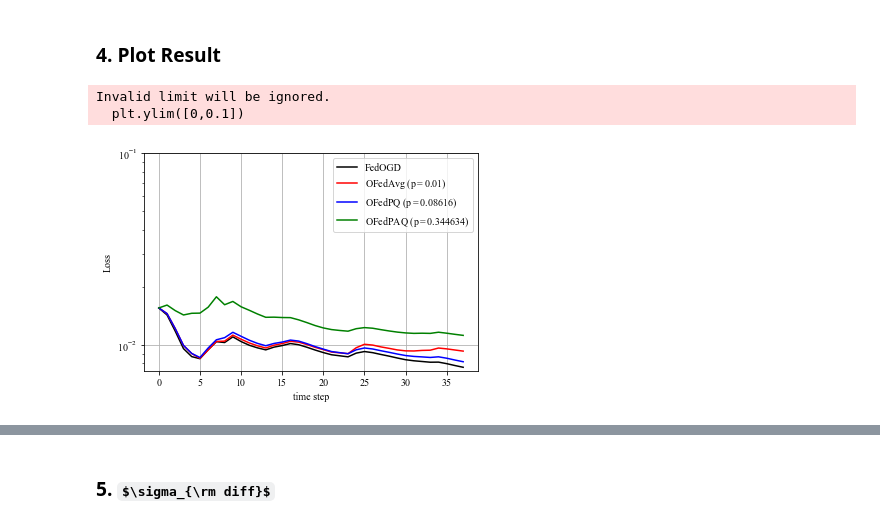
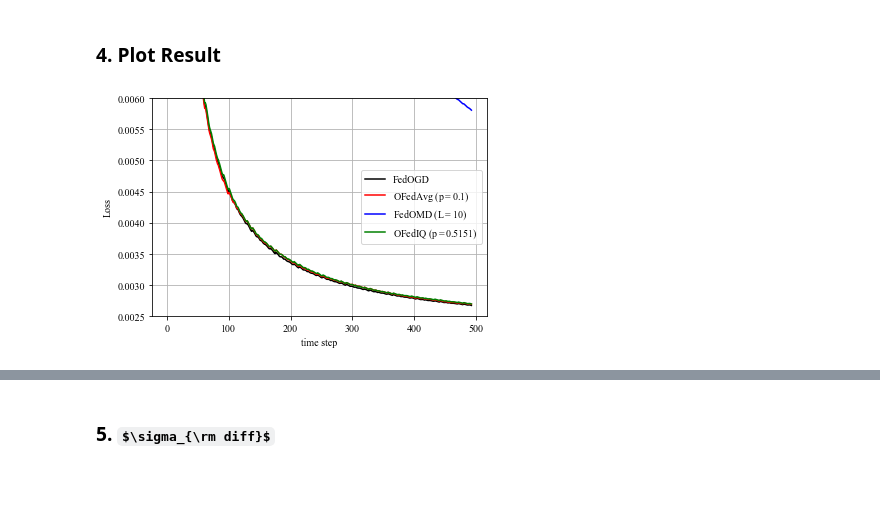
Before and after one commit to IISL-HYU/RegretAnalysis_OFL, a Jupyter notebook: Experiments.ipynb, the cells around one changed output, grey strips where cells are left out. Saved outputs shown, nothing was run; the diff lists cells and outputs as text; code cells hidden in the pictures; some formulas as TeX source; blank space fills up the shorter version.

```diff
--- a/Experiments.ipynb
+++ b/Experiments.ipynb
@@ -15,8 +15,9 @@ from model import OFL_Model
 from utils import sigma_diff
 
 K = 1000        # Number of clients
-D = 34826       # number of parameters
-P = 0.01        # Com. overhead reduction rate from FedOGD
+#D = 34826       # number of parameters
+D = 1153
+P = 0.1        # Com. overhead reduction rate from FedOGD
 L = 4           # Local training time (Batch Size)
 
 s, _, b, p = opt_param(P, D, show_result=False)
@@ -28,12 +29,12 @@ print(s, b, p, p2)
 ### 2. Experiment Setting
 # %%
 #MNIST
-x_train, y_train, input_size = MNIST_data(iid=True, shuffle=False)
-task = 'clf'
+# x_train, y_train, input_size = MNIST_data(iid=True, shuffle=False)
+# task = 'clf'
 
 #Air
-# x_train, y_train, input_size = Air_data()
-# task = 'reg'
+x_train, y_train, input_size = Air_data()
+task = 'reg'
 
 #Synthetic data
 # x_train, y_train = pull_Syn_data('Syn', 0)
@@ -41,15 +42,15 @@ task = 'clf'
 
 Model_list = []
 
-# Model_list.append(OFL_Model('FedOGD', task, K, [False, 0, 0], 1, 1, input_size))
-# Model_list.append(OFL_Model('OFedAvg', task, K, [False, 0, 0], P, 1, input_size))
-Model_list.append(OFL_Model('FedOMD', task, K, [False, 0, 0], 1, 100, input_size))
-# Model_list.append(OFL_Model('OFedIQ', task, K, [True, s, b], p, 1, input_size))
+Model_list.append(OFL_Model('FedOGD', task, K, [False, 0, 0], 1, 1, input_size))
+Model_list.append(OFL_Model('OFedAvg', task, K, [False, 0, 0], P, 1, input_size))
+Model_list.append(OFL_Model('FedOMD', task, K, [False, 0, 0], 1, 10, input_size))
+Model_list.append(OFL_Model('OFedIQ', task, K, [True, s, b], p, 1, input_size))
 # Model_list.append(OFL_Model('OFedIQ(L)', task, K, [True, s, b], p2, L, input_size))
 # %% [markdown]
 ### 3. Training
 # %%
 i_max = len(y_train) // K
-iter_max = 15
+iter_max = 13
 print(iter_max, i_max)
 # %% [output]
@@ -80,46 +81,45 @@ for i, model in enumerate(Model_list):
 # %% [markdown]
 ### 4. Plot Result
 # %%
+import pickle
 import matplotlib.pyplot  as plt
 
-task = 'clf'
+task = 'reg'
 code = input('Code:')
 
 with open(f"./result/{task}_FedOGD_{code}.pkl", "rb") as f:
     r1 = pickle.load(f)
 with open(f"./result/{task}_OFedAvg_{code}.pkl", "rb") as f:
     r2 = pickle.load(f)
+with open(f"./result/{task}_FedOMD_{code}.pkl", "rb") as f:
+    r3 = pickle.load(f)
 with open(f"./result/{task}_OFedIQ_{code}.pkl", "rb") as f:
-    r3 = pickle.load(f)
-with open(f"./result/{task}_OFedIQ(b=1)_{code}.pkl", "rb") as f:
     r4 = pickle.load(f)
 
 l1 = list(range(len(r1)))
 l2 = list(range(len(r2)))
 l3 = list(range(len(r3)))
 l4 = list(range(len(r4)))
 
 plt.plot(l1, r1, 'black', label=r'FedOGD')
-plt.plot(l2, r2, 'red', label=r'OFedAvg ($\mathdefault{p=0.01}$)')
-plt.plot(l3, r3, 'blue', label=r'OFedIQ ($\mathdefault{p=0.08616, s=3, b=777}$)')
-plt.plot(l4, r4, 'green', label=r'OFedIQ ($\mathdefault{p=0.344634, L=4}$)')
+plt.plot(l2, r2, 'red', label=r'OFedAvg ($\mathdefault{p=0.1}$)')
+plt.plot(l3, r3, 'blue', label=r'FedOMD ($\mathdefault{L=10}$)')
+plt.plot(l4, r4, 'green', label=r'OFedIQ ($\mathdefault{p=0.5151}$)')
 
 plt.xlabel('time step')
 
 if task == 'clf':
     plt.ylabel('Accuracy')
 elif task == 'reg':
     plt.ylabel('Loss')
-    plt.yscale("log")
+    #plt.yscale("log")
 
-plt.ylim([0,0.1])
+plt.ylim([0.0025, 0.006])
 plt.rcParams["font.family"] = "Times New Roman"
 plt.grid()
 plt.legend()
 
-plt.savefig(f'./Figures/{task}_{code}_1.png', dpi=200, facecolor="white")
+plt.savefig(f'./Figures/{task}_{code}.png', dpi=200, facecolor="white")
 plt.show()
 # %% [output]
-Invalid limit will be ignored.
-  plt.ylim([0,0.1])
-[figure, old version]
+[figure, new version]
```
Also changed, not shown: parts of 5 cells of this notebook.
